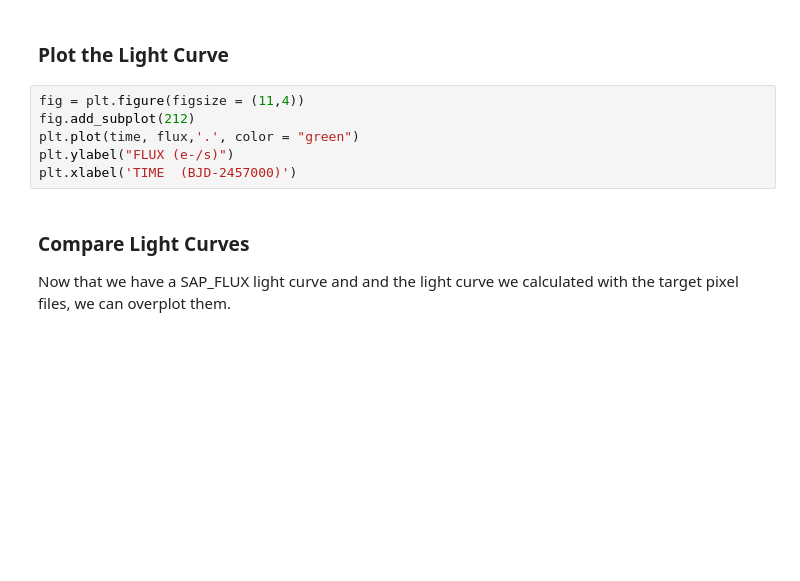
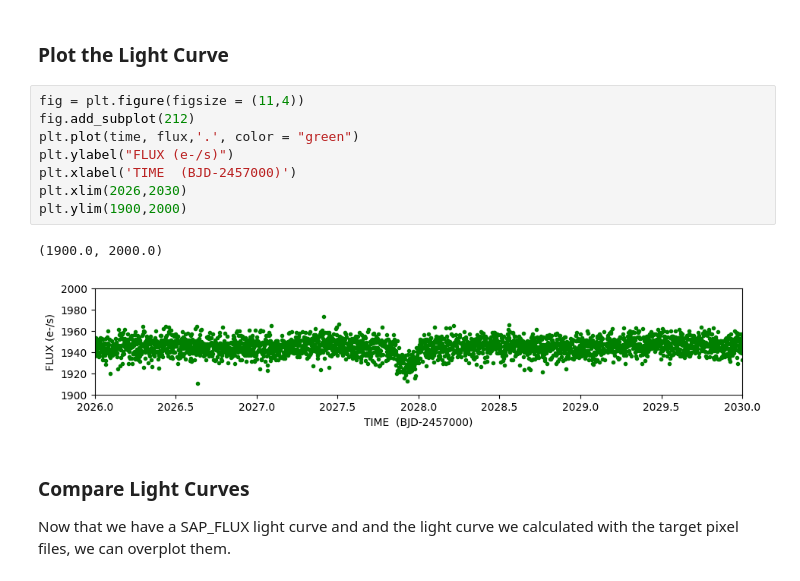
Before and after one commit to spacetelescope/project-tikebook, a Jupyter notebook: notebooks/01-lightcurves/01-Lightcurves.ipynb, the cells around one changed output. Drawn from its saved outputs; the diff is of its cells as text; blank space fills up the shorter version.

```diff
--- a/notebooks/01-lightcurves/01-Lightcurves.ipynb
+++ b/notebooks/01-lightcurves/01-Lightcurves.ipynb
@@ -197,9 +278,14 @@ time = pix["TIME"]
 # %%
 fig = plt.figure(figsize = (11,4))
 fig.add_subplot(212)
 plt.plot(time, flux,'.', color = "green")
 plt.ylabel("FLUX (e-/s)")
 plt.xlabel('TIME  (BJD-2457000)')
+plt.xlim(2026,2030)
+plt.ylim(1900,2000)
+# %% [output]
+(1900.0, 2000.0)
+[figure, added]
 # %% [markdown]
 ### Compare Light Curves
 Now that we have a SAP_FLUX light curve and and the light curve we calculated with the target pixel files, we can overplot them.
```
Also changed, not shown: parts of 25 cells of this notebook.
